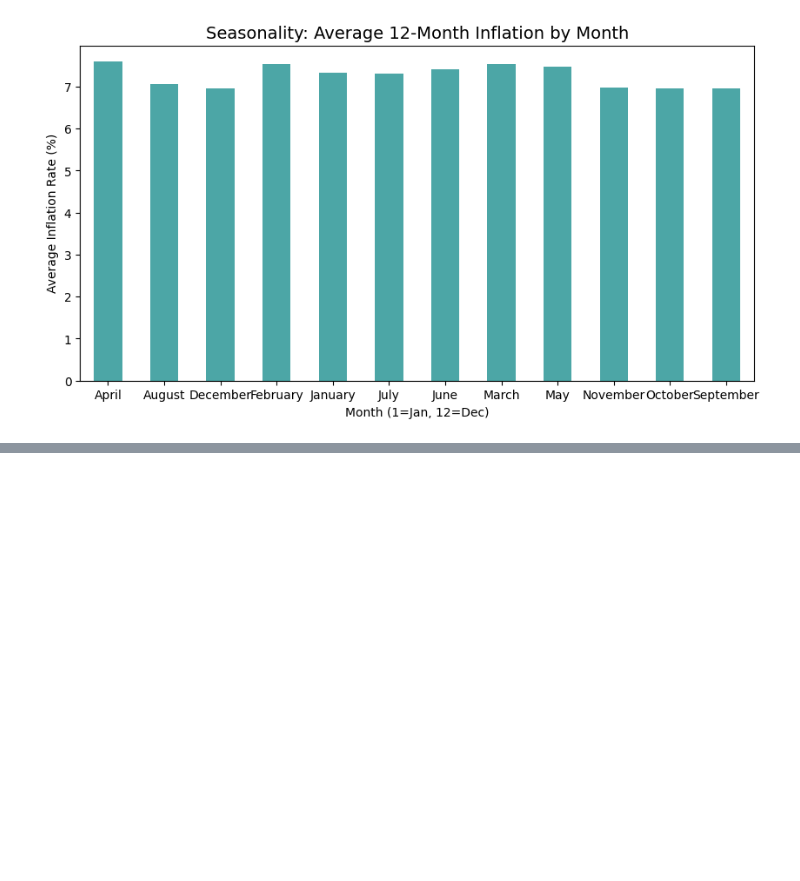
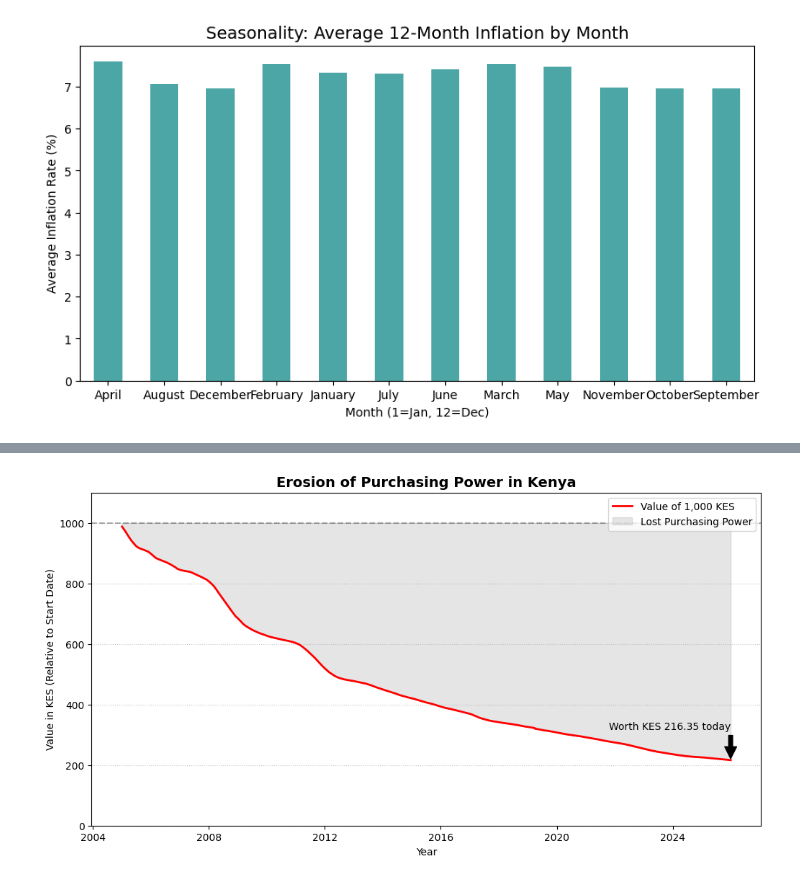
Before and after one commit to asaphray/cbk-macroeconomic-analysis, a Jupyter notebook: notebooks/python/02_inflation_analysis.ipynb, the cells around one changed output, grey strips where cells are left out. Saved outputs shown, nothing was run; the diff lists cells and outputs as text; code cells hidden in the pictures; blank space fills up the shorter version.

```diff
--- a/notebooks/python/02_inflation_analysis.ipynb
+++ b/notebooks/python/02_inflation_analysis.ipynb
@@ -164,0 +170,16 @@ plt.show()
+# %%
+# 1. Calculate the Monthly Inflation Rate
+# (Since your data is likely Year-on-Year, we approximate the monthly impact)
+inflation['monthly_rate_factor'] = 1 + (inflation['12_month_inflation'] / 100 / 12)
+
+# 2. Calculate the Cumulative Effect (The Index)
+# This shows how much prices have multiplied since the start of your data
+inflation['cumulative_index'] = inflation['monthly_rate_factor'].cumprod()
+
+# 3. Calculate the Purchasing Power of 1,000 KES
+initial_value = 1000
+inflation['purchasing_power'] = initial_value / inflation['cumulative_index']
+
+# 4. Calculate total erosion as a percentage for your summary
+total_erosion = ((initial_value - inflation['purchasing_power'].iloc[-1]) / initial_value) * 100
+print(f"Total Purchasing Power Eroded: {total_erosion:.2f}%")
@@ -164,0 +191,29 @@ plt.show()
+# %%
+plt.figure(figsize=(12, 6))
+
+# Plot the purchasing power line
+plt.plot(inflation['date'], inflation['purchasing_power'], color='red', linewidth=2, label='Value of 1,000 KES')
+
+# Fill the area to show the "Erosion"
+plt.fill_between(inflation['date'], 1000, inflation['purchasing_power'], color='gray', alpha=0.2, label='Lost Purchasing Power')
+
+# Formatting
+plt.title("Erosion of Purchasing Power in Kenya", fontsize=14, fontweight='bold')
+plt.ylabel("Value in KES (Relative to Start Date)")
+plt.xlabel("Year")
+plt.axhline(1000, color='black', linestyle='--', alpha=0.3) # The starting 1,000 line
+plt.ylim(0, 1100) # Keep scale consistent
+plt.grid(axis='y', linestyle=':', alpha=0.7)
+plt.legend(loc='upper right')
+
+# Add a text annotation for the final value
+final_val = inflation['purchasing_power'].iloc[-1]
+plt.annotate(f'Worth KES {final_val:.2f} today',
+             xy=(inflation['date'].iloc[-1], final_val),
+             xytext=(inflation['date'].iloc[-1], final_val + 100),
+             arrowprops=dict(facecolor='black', shrink=0.05),
+             horizontalalignment='right')
+
+plt.show()
+# %% [output]
+[figure, added]
```
Also changed, not shown: parts of 6 cells of this notebook.
